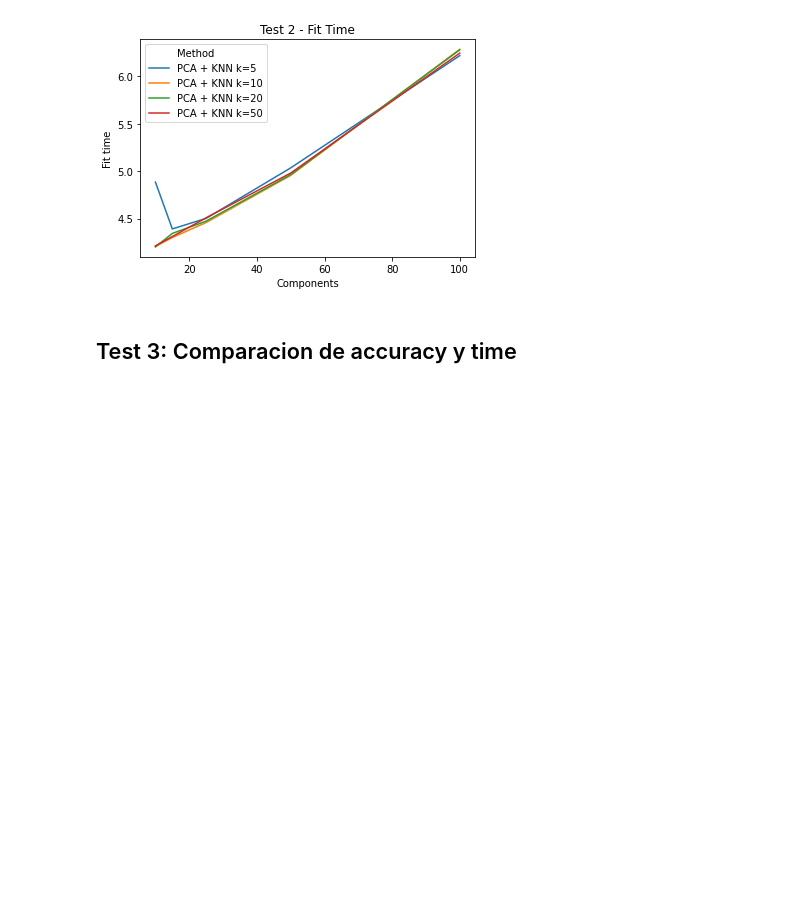
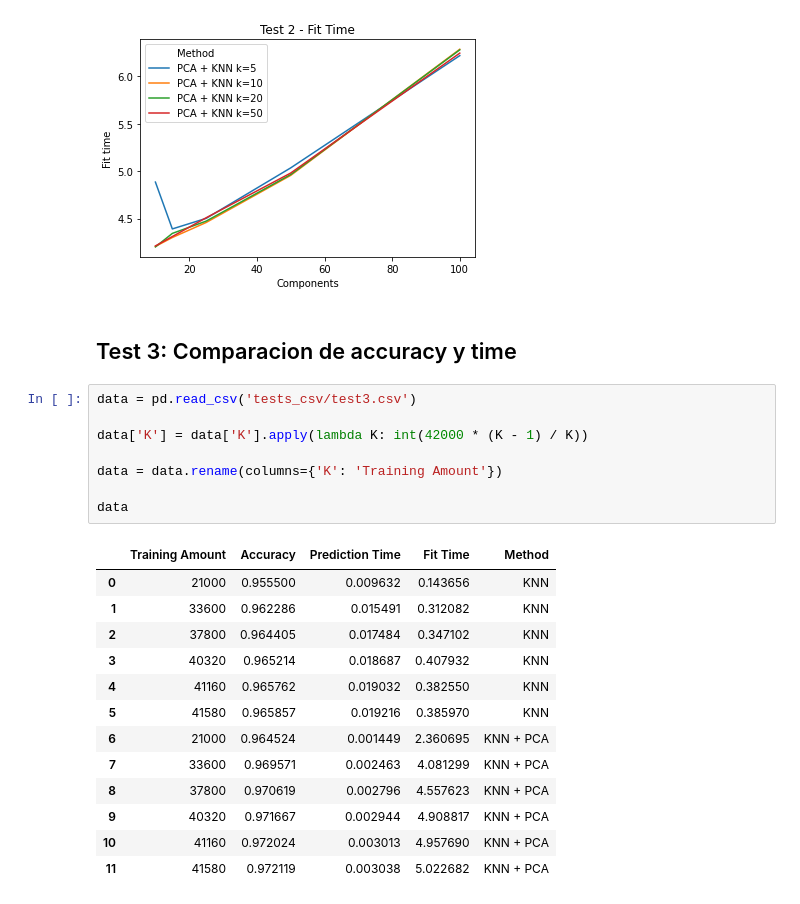
Before and after one commit to brianarrondo/metnum-tp2, a Jupyter notebook: notebooks/graphics.ipynb, the cells around one changed output. Drawn from its saved outputs; the diff is of its cells as text; blank space fills up the shorter version.

```diff
--- a/notebooks/graphics.ipynb
+++ b/notebooks/graphics.ipynb
@@ -83,3 +83,25 @@ Text(0.5, 1.0, 'Test 2 - Fit Time')
 [figure]
 # %% [markdown]
 ## Test 3: Comparacion de accuracy y time
+# %%
+data = pd.read_csv('tests_csv/test3.csv')
+
+data['K'] = data['K'].apply(lambda K: int(42000 * (K - 1) / K))
+
+data = data.rename(columns={'K': 'Training Amount'})
+
+data
+# %% [output]
+|  | Training Amount | Accuracy | Prediction Time | Fit Time | Method |
+| 0 | 21000 | 0.955500 | 0.009632 | 0.143656 | KNN |
+| 1 | 33600 | 0.962286 | 0.015491 | 0.312082 | KNN |
+| 2 | 37800 | 0.964405 | 0.017484 | 0.347102 | KNN |
+| 3 | 40320 | 0.965214 | 0.018687 | 0.407932 | KNN |
+| 4 | 41160 | 0.965762 | 0.019032 | 0.382550 | KNN |
+| 5 | 41580 | 0.965857 | 0.019216 | 0.385970 | KNN |
+| 6 | 21000 | 0.964524 | 0.001449 | 2.360695 | KNN + PCA |
+| 7 | 33600 | 0.969571 | 0.002463 | 4.081299 | KNN + PCA |
+| 8 | 37800 | 0.970619 | 0.002796 | 4.557623 | KNN + PCA |
+| 9 | 40320 | 0.971667 | 0.002944 | 4.908817 | KNN + PCA |
+| 10 | 41160 | 0.972024 | 0.003013 | 4.957690 | KNN + PCA |
+| 11 | 41580 | 0.972119 | 0.003038 | 5.022682 | KNN + PCA |
```
Also changed, not shown: parts of 8 cells of this notebook, 2 other files.
